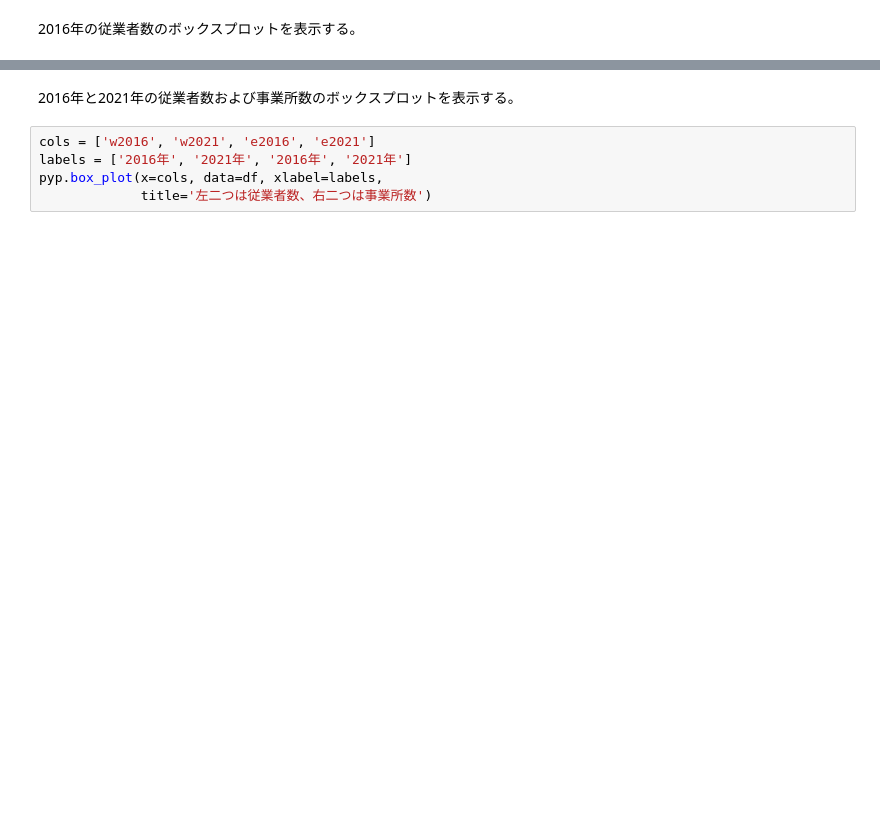
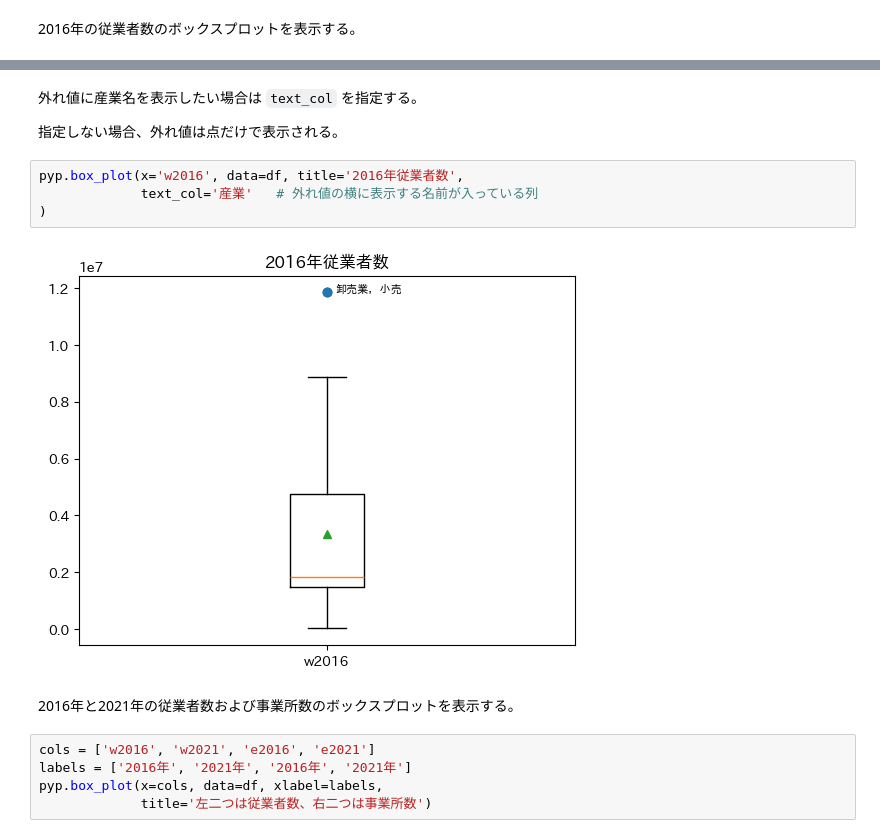
Before and after one commit to Py4Project/py4project, a Jupyter notebook: examples/example.ipynb, the cells around one changed output, grey strips where cells are left out. Saved outputs shown, nothing was run; the diff lists cells and outputs as text; blank space fills up the shorter version.

```diff
--- a/examples/example.ipynb
+++ b/examples/example.ipynb
@@ -65,3 +65,13 @@ pyp.box_plot(x='w2016', data=df, title='2016年従業者数')
+# %% [markdown]
+外れ値に産業名を表示したい場合は `text_col` を指定する。
+
+指定しない場合、外れ値は点だけで表示される。
+# %%
+pyp.box_plot(x='w2016', data=df, title='2016年従業者数',
+             text_col='産業'   # 外れ値の横に表示する名前が入っている列
+)
+# %% [output]
+[figure, added]
 # %% [markdown]
 2016年と2021年の従業者数および事業所数のボックスプロットを表示する。
 # %%
```
Also changed, not shown: parts of 24 cells of this notebook, 6 other files.
